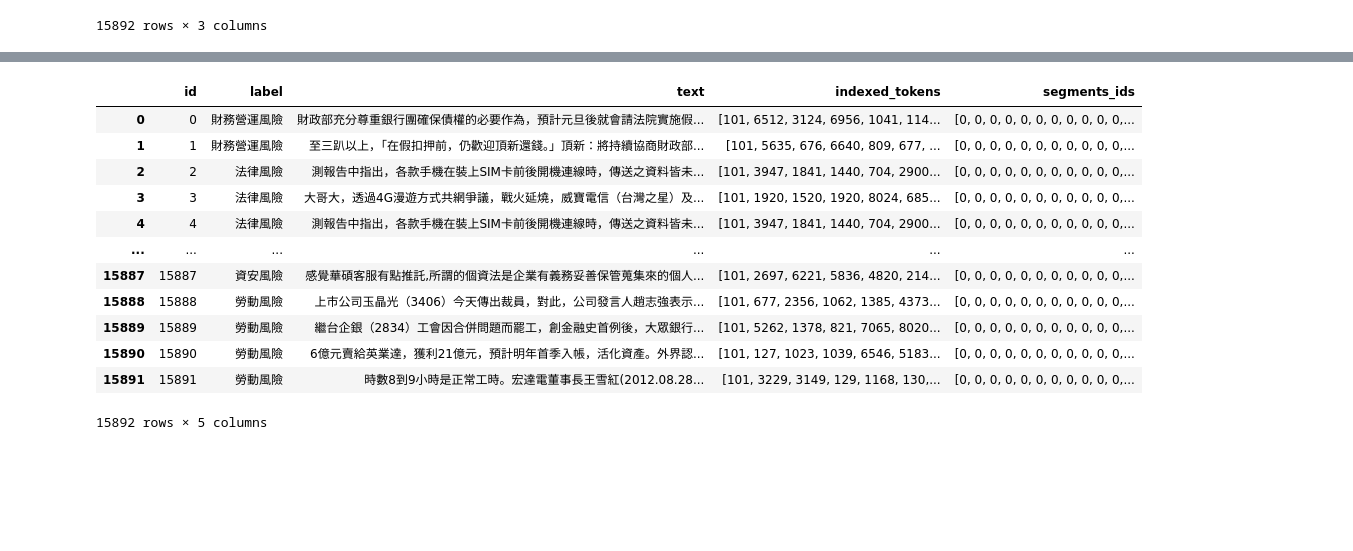
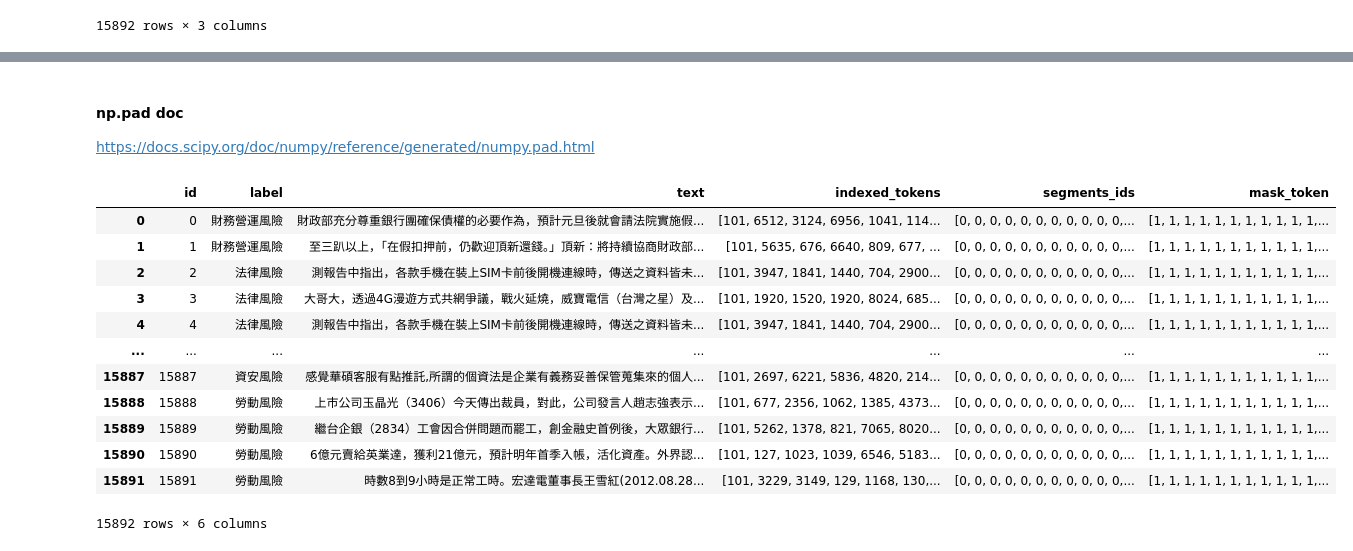
Before and after one commit to roccqqck/news_bert, a Jupyter notebook: 2.tokenize.ipynb, the cells around one changed output, grey strips where cells are left out. Drawn from its saved outputs; the diff is of its cells as text; code cells hidden in the pictures; blank space fills up the shorter version.

```diff
--- a/2.tokenize.ipynb
+++ b/2.tokenize.ipynb
@@ -59,3 +101,7 @@ tokenizer = BertTokenizer.from_pretrained('bert-base-chinese')
+# %% [markdown]
+#### np.pad doc
+
+https://docs.scipy.org/doc/numpy/reference/generated/numpy.pad.html
 # %%
 def tokenize_all(text):
 #    tokenizer = BertTokenizer.from_pretrained('bert-base-chinese')
@@ -63,29 +109,55 @@ def tokenize_all(text):
     indexed_tokens = tokenizer.convert_tokens_to_ids(tokenized_text)
     indexed_tokens2 = tokenizer.build_inputs_with_special_tokens(indexed_tokens)
     indexed_tokens2 = np.array(indexed_tokens2)          # list 轉 numpy
-    return indexed_tokens2
+    if len(indexed_tokens2) < 512:
+        n = 512 - len(indexed_tokens2)
+        indexed_tokens3 = np.pad(indexed_tokens2, (0, n), mode ='constant', constant_values=(0))  # array右邊append n 個 0  補長度到512
+    return indexed_tokens3
-# %%
-def segments_all(indexed_tokens):
-    segments_ids = tokenizer.create_token_type_ids_from_sequences(indexed_tokens)
-    segments_ids = np.array(segments_ids)              # list 轉numpy
-    return segments_ids
+# %%
+def segments_all(text):
+    tokenized_text = tokenizer.tokenize(text)
+    indexed_tokens = tokenizer.convert_tokens_to_ids(tokenized_text)
+    indexed_tokens2 = tokenizer.build_inputs_with_special_tokens(indexed_tokens)
+    indexed_tokens2 = np.array(indexed_tokens2)          # list 轉 numpy
+    segments_ids = tokenizer.create_token_type_ids_from_sequences(indexed_tokens2)
+    segments_ids = np.array(segments_ids)              # list 轉numpy
+    if len(segments_ids) < 512:
+        n = 512 - len(segments_ids)
+        segments_ids2 = np.pad(segments_ids, (0, n), mode ='constant', constant_values=(0))  # array右邊append n 個 0  補長度到512
+    return segments_ids2
+# %%
+def masks_all(text):
+    tokenized_text = tokenizer.tokenize(text)
+    indexed_tokens = tokenizer.convert_tokens_to_ids(tokenized_text)
+    indexed_tokens2 = tokenizer.build_inputs_with_special_tokens(indexed_tokens)
+    indexed_tokens2 = np.array(indexed_tokens2)          # list 轉 numpy
+    segments_ids = tokenizer.create_token_type_ids_from_sequences(indexed_tokens2)
+    segments_ids = np.array(segments_ids)              # list 轉numpy
+    mask_token = np.array([1,1])
+    mask_token = np.pad(mask_token, (0, len( segments_ids - 2 )), mode ='constant', constant_values=(1))
+    # array右邊append 1 到跟segment一樣長
+    if len(mask_token) < 512:
+        n = 512 - len(mask_token)
+        mask_token2 = np.pad(mask_token, (0, n), mode ='constant', constant_values=(0))  # array右邊append n 個 0  補長度到512
+    return mask_token2
 # %%
 # df['text'] = df.comment.apply(lambda x: " ".join(jieba.cut(x)))
 # df_news['tokenized_text'] = df_news['text'].apply(lambda x:  tokenizer.tokenize(x) )
 df_news['indexed_tokens'] = df_news['text'].apply(tokenize_all)
-df_news['segments_ids'] = df_news['indexed_tokens'].apply(segments_all)
+df_news['segments_ids'] = df_news['text'].apply(segments_all)
+df_news['mask_token'] = df_news['text'].apply(masks_all)
 df_news
 # %% [output]
-|  | id | label | text | indexed_tokens | segments_ids |
-| 0 | 0 | 財務營運風險 | 財政部充分尊重銀行團確保債權的必要作為，預計元旦後就會請法院實施假... | [101, 6512, 3124, 6956, 1041, 114... | [0, 0, 0, 0, 0, 0, 0, 0, 0, 0, 0,... |
-| 1 | 1 | 財務營運風險 | 至三趴以上，「在假扣押前，仍歡迎頂新還錢。」頂新：將持續協商財政部... | [101, 5635, 676, 6640, 809, 677, ... | [0, 0, 0, 0, 0, 0, 0, 0, 0, 0, 0,... |
-| 2 | 2 | 法律風險 | 測報告中指出，各款手機在裝上SIM卡前後開機連線時，傳送之資料皆未... | [101, 3947, 1841, 1440, 704, 2900... | [0, 0, 0, 0, 0, 0, 0, 0, 0, 0, 0,... |
-| 3 | 3 | 法律風險 | 大哥大，透過4G漫遊方式共網爭議，戰火延燒，威寶電信（台灣之星）及... | [101, 1920, 1520, 1920, 8024, 685... | [0, 0, 0, 0, 0, 0, 0, 0, 0, 0, 0,... |
-| 4 | 4 | 法律風險 | 測報告中指出，各款手機在裝上SIM卡前後開機連線時，傳送之資料皆未... | [101, 3947, 1841, 1440, 704, 2900... | [0, 0, 0, 0, 0, 0, 0, 0, 0, 0, 0,... |
-| ... | ... | ... | ... | ... | ... |
-| 15887 | 15887 | 資安風險 | 感覺華碩客服有點推託,所謂的個資法是企業有義務妥善保管蒐集來的個人... | [101, 2697, 6221, 5836, 4820, 214... | [0, 0, 0, 0, 0, 0, 0, 0, 0, 0, 0,... |
-| 15888 | 15888 | 勞動風險 | 上市公司玉晶光（3406）今天傳出裁員，對此，公司發言人趙志強表示... | [101, 677, 2356, 1062, 1385, 4373... | [0, 0, 0, 0, 0, 0, 0, 0, 0, 0, 0,... |
-| 15889 | 15889 | 勞動風險 | 繼台企銀（2834）工會因合併問題而罷工，創金融史首例後，大眾銀行... | [101, 5262, 1378, 821, 7065, 8020... | [0, 0, 0, 0, 0, 0, 0, 0, 0, 0, 0,... |
-| 15890 | 15890 | 勞動風險 | 6億元賣給英業達，獲利21億元，預計明年首季入帳，活化資產。外界認... | [101, 127, 1023, 1039, 6546, 5183... | [0, 0, 0, 0, 0, 0, 0, 0, 0, 0, 0,... |
-| 15891 | 15891 | 勞動風險 | 時數8到9小時是正常工時。宏達電董事長王雪紅(2012.08.28... | [101, 3229, 3149, 129, 1168, 130,... | [0, 0, 0, 0, 0, 0, 0, 0, 0, 0, 0,... |
+|  | id | label | text | indexed_tokens | segments_ids | mask_token |
+| 0 | 0 | 財務營運風險 | 財政部充分尊重銀行團確保債權的必要作為，預計元旦後就會請法院實施假... | [101, 6512, 3124, 6956, 1041, 114... | [0, 0, 0, 0, 0, 0, 0, 0, 0, 0, 0,... | [1, 1, 1, 1, 1, 1, 1, 1, 1, 1, 1,... |
+| 1 | 1 | 財務營運風險 | 至三趴以上，「在假扣押前，仍歡迎頂新還錢。」頂新：將持續協商財政部... | [101, 5635, 676, 6640, 809, 677, ... | [0, 0, 0, 0, 0, 0, 0, 0, 0, 0, 0,... | [1, 1, 1, 1, 1, 1, 1, 1, 1, 1, 1,... |
+| 2 | 2 | 法律風險 | 測報告中指出，各款手機在裝上SIM卡前後開機連線時，傳送之資料皆未... | [101, 3947, 1841, 1440, 704, 2900... | [0, 0, 0, 0, 0, 0, 0, 0, 0, 0, 0,... | [1, 1, 1, 1, 1, 1, 1, 1, 1, 1, 1,... |
+| 3 | 3 | 法律風險 | 大哥大，透過4G漫遊方式共網爭議，戰火延燒，威寶電信（台灣之星）及... | [101, 1920, 1520, 1920, 8024, 685... | [0, 0, 0, 0, 0, 0, 0, 0, 0, 0, 0,... | [1, 1, 1, 1, 1, 1, 1, 1, 1, 1, 1,... |
+| 4 | 4 | 法律風險 | 測報告中指出，各款手機在裝上SIM卡前後開機連線時，傳送之資料皆未... | [101, 3947, 1841, 1440, 704, 2900... | [0, 0, 0, 0, 0, 0, 0, 0, 0, 0, 0,... | [1, 1, 1, 1, 1, 1, 1, 1, 1, 1, 1,... |
+| ... | ... | ... | ... | ... | ... | ... |
+| 15887 | 15887 | 資安風險 | 感覺華碩客服有點推託,所謂的個資法是企業有義務妥善保管蒐集來的個人... | [101, 2697, 6221, 5836, 4820, 214... | [0, 0, 0, 0, 0, 0, 0, 0, 0, 0, 0,... | [1, 1, 1, 1, 1, 1, 1, 1, 1, 1, 1,... |
+| 15888 | 15888 | 勞動風險 | 上市公司玉晶光（3406）今天傳出裁員，對此，公司發言人趙志強表示... | [101, 677, 2356, 1062, 1385, 4373... | [0, 0, 0, 0, 0, 0, 0, 0, 0, 0, 0,... | [1, 1, 1, 1, 1, 1, 1, 1, 1, 1, 1,... |
+| 15889 | 15889 | 勞動風險 | 繼台企銀（2834）工會因合併問題而罷工，創金融史首例後，大眾銀行... | [101, 5262, 1378, 821, 7065, 8020... | [0, 0, 0, 0, 0, 0, 0, 0, 0, 0, 0,... | [1, 1, 1, 1, 1, 1, 1, 1, 1, 1, 1,... |
+| 15890 | 15890 | 勞動風險 | 6億元賣給英業達，獲利21億元，預計明年首季入帳，活化資產。外界認... | [101, 127, 1023, 1039, 6546, 5183... | [0, 0, 0, 0, 0, 0, 0, 0, 0, 0, 0,... | [1, 1, 1, 1, 1, 1, 1, 1, 1, 1, 1,... |
+| 15891 | 15891 | 勞動風險 | 時數8到9小時是正常工時。宏達電董事長王雪紅(2012.08.28... | [101, 3229, 3149, 129, 1168, 130,... | [0, 0, 0, 0, 0, 0, 0, 0, 0, 0, 0,... | [1, 1, 1, 1, 1, 1, 1, 1, 1, 1, 1,... |
-15892 rows × 5 columns
+15892 rows × 6 columns
```
Also changed, not shown: parts of 9 cells of this notebook.
